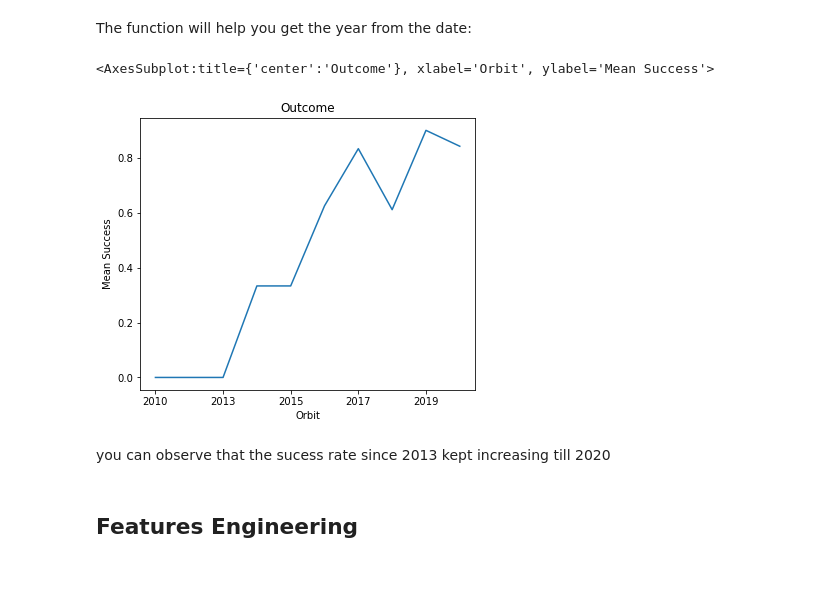
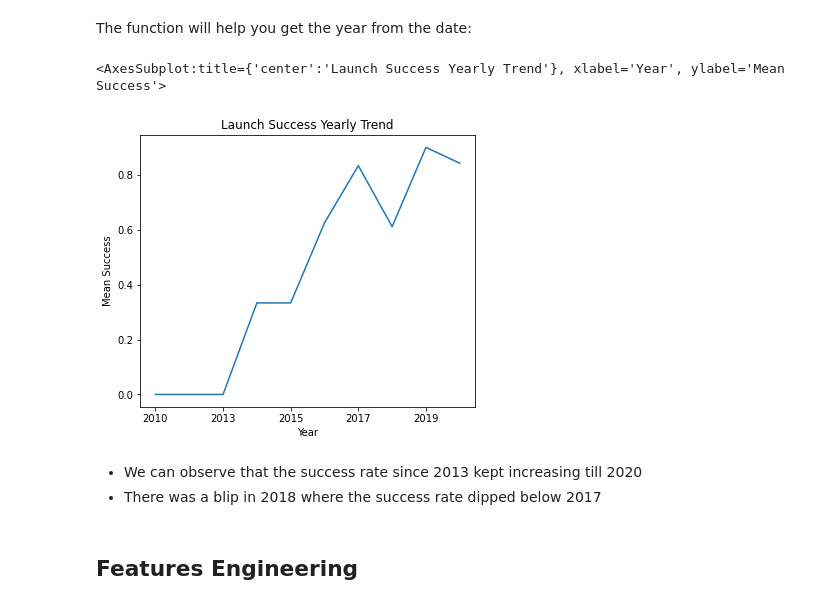
Before and after one commit to cja1/capstone-project, a Jupyter notebook: EDA with Data Visualisation.ipynb, the cells around one changed output. Saved outputs shown, nothing was run; the diff lists cells and outputs as text; code cells hidden in the pictures; blank space fills up the shorter version.

```diff
--- a/EDA with Data Visualisation.ipynb
+++ b/EDA with Data Visualisation.ipynb
@@ -169,16 +183,17 @@ def Extract_year(date):
 # %%
 # Plot a line chart with x axis to be the extracted year and y axis to be the success rate
 #Append year to data
 df['year'] = df.apply(lambda row: Extract_year(row), axis=1)
 #df.head()
 o = df.groupby("year")["Class"].mean()
 o.describe()
-o.plot(kind='line', title='Outcome', ylabel='Mean Success', xlabel='Orbit', figsize=(6, 5))
+o.plot(kind='line', title='Launch Success Yearly Trend', ylabel='Mean Success', xlabel='Year', figsize=(6, 5))
 # %% [output]
-<AxesSubplot:title={'center':'Outcome'}, xlabel='Orbit', ylabel='Mean Success'>
+<AxesSubplot:title={'center':'Launch Success Yearly Trend'}, xlabel='Year', ylabel='Mean Success'>
-[figure, old version]
+[figure, new version]
 # %% [markdown]
-you can observe that the sucess rate since 2013 kept increasing till 2020
+- We can observe that the success rate since 2013 kept increasing till 2020
+- There was a blip in 2018 where the success rate dipped below 2017
 # %% [markdown]
 ## Features Engineering
 # %% [markdown]
```
Also changed, not shown: parts of 15 cells of this notebook.
